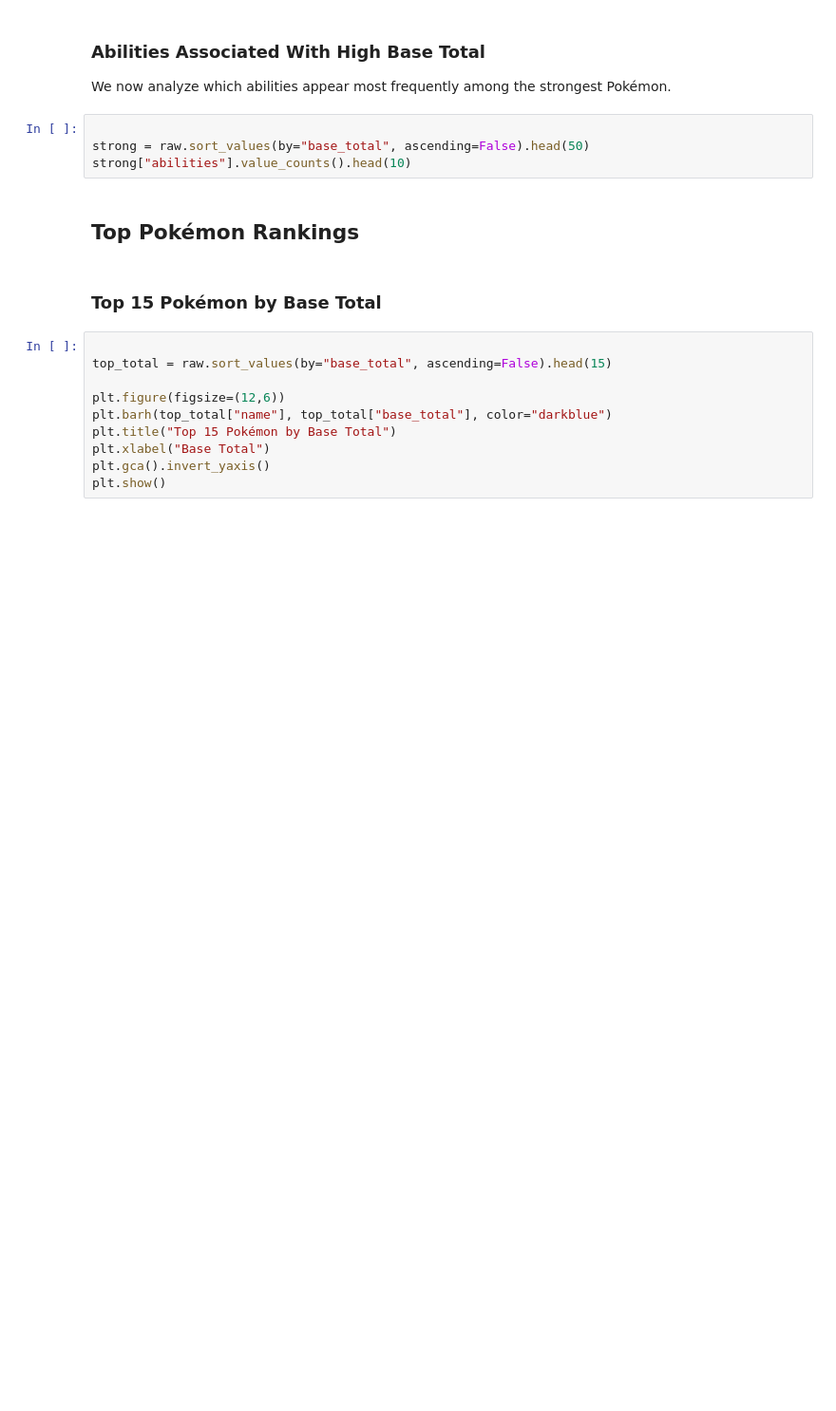
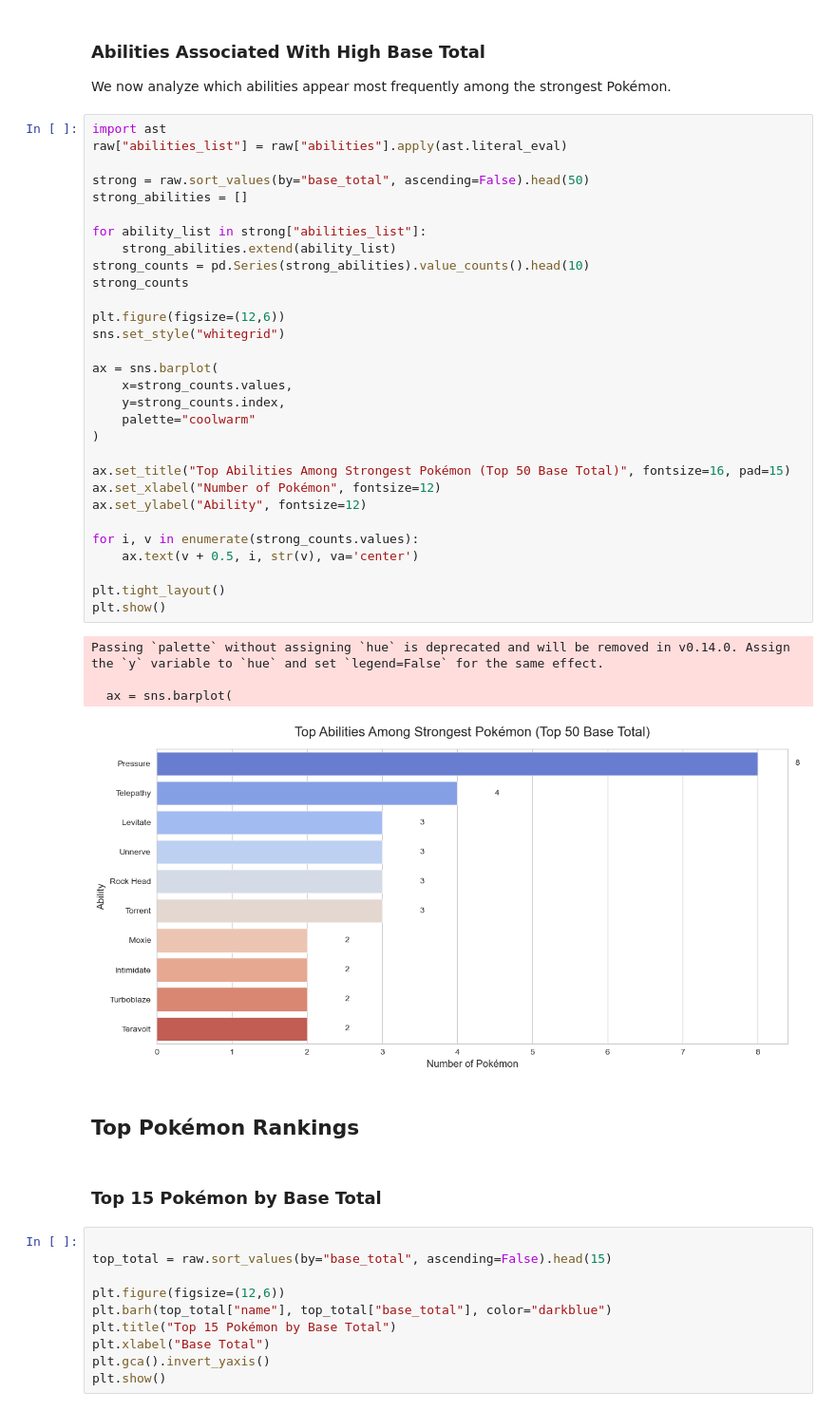
Before and after one commit to kcamaradanso/Pokemon_MLOps, a Jupyter notebook: Notebook/analysis.ipynb, the cells around one changed output. Shown at 95% size. Cells and saved outputs as stored; diff of their text form; blank space fills up the shorter version.

```diff
--- a/Notebook/analysis.ipynb
+++ b/Notebook/analysis.ipynb
@@ -90,9 +244,40 @@ legendary["abilities"].value_counts().head(10)
 
 We now analyze which abilities appear most frequently among the strongest Pokémon.
 # %%
+import ast
+raw["abilities_list"] = raw["abilities"].apply(ast.literal_eval)
 
 strong = raw.sort_values(by="base_total", ascending=False).head(50)
-strong["abilities"].value_counts().head(10)
+strong_abilities = []
+
+for ability_list in strong["abilities_list"]:
+    strong_abilities.extend(ability_list)
+strong_counts = pd.Series(strong_abilities).value_counts().head(10)
+strong_counts
+
+plt.figure(figsize=(12,6))
+sns.set_style("whitegrid")
+
+ax = sns.barplot(
+    x=strong_counts.values,
+    y=strong_counts.index,
+    palette="coolwarm"
+)
+
+ax.set_title("Top Abilities Among Strongest Pokémon (Top 50 Base Total)", fontsize=16, pad=15)
+ax.set_xlabel("Number of Pokémon", fontsize=12)
+ax.set_ylabel("Ability", fontsize=12)
+
+for i, v in enumerate(strong_counts.values):
+    ax.text(v + 0.5, i, str(v), va='center')
+
+plt.tight_layout()
+plt.show()
+# %% [output]
+Passing `palette` without assigning `hue` is deprecated and will be removed in v0.14.0. Assign the `y` variable to `hue` and set `legend=False` for the same effect.
+
+  ax = sns.barplot(
+[figure, added]
 # %% [markdown]
 ## Top Pokémon Rankings
 # %% [markdown]
```
Also changed, not shown: parts of 30 cells of this notebook.
